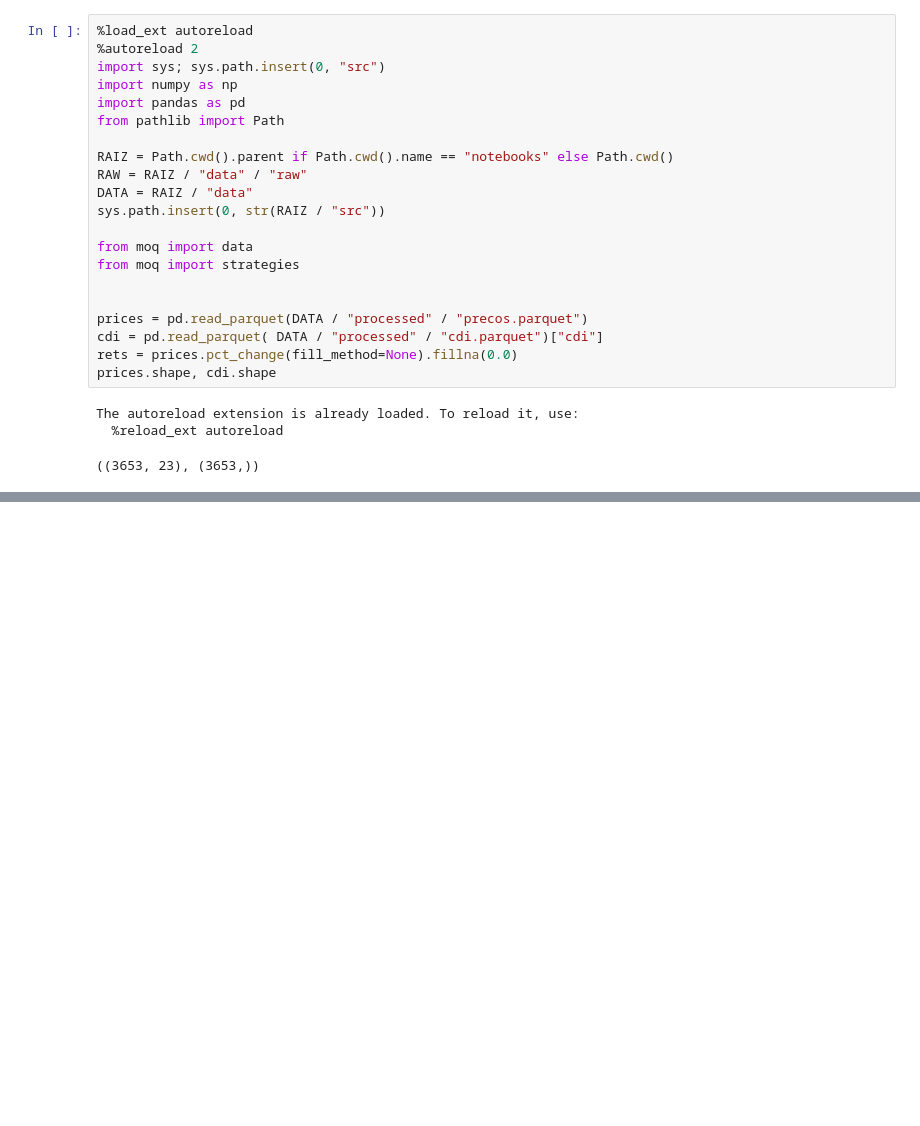
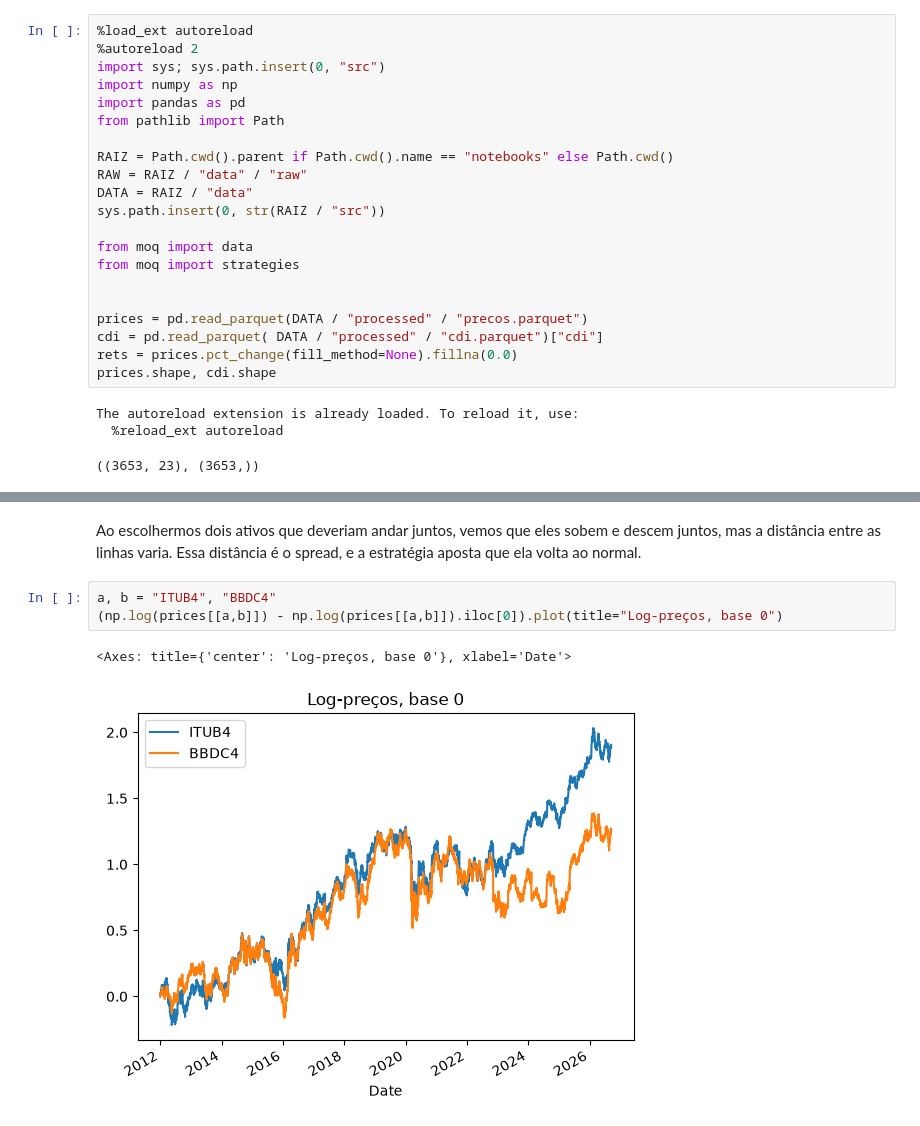
Before and after one commit to maludepaulasilva/mini-open-quant, a Jupyter notebook: notebooks/05_estrategias.ipynb, the cells around one changed output, grey strips where cells are left out. Cells and saved outputs as stored; diff of their text form; blank space fills up the shorter version.

```diff
--- a/notebooks/05_estrategias.ipynb
+++ b/notebooks/05_estrategias.ipynb
@@ -36,0 +143,8 @@ AttributeError: module 'moq.strategies' has no attribute 'lagged'
+# %% [markdown]
+Ao escolhermos dois ativos que deveriam andar juntos, vemos que eles sobem e descem juntos, mas a distância entre as linhas varia. Essa distância é o spread, e a estratégia aposta que ela volta ao normal.
+# %%
+a, b = "ITUB4", "BBDC4"
+(np.log(prices[[a,b]]) - np.log(prices[[a,b]]).iloc[0]).plot(title="Log-preços, base 0")
+# %% [output]
+<Axes: title={'center': 'Log-preços, base 0'}, xlabel='Date'>
+[figure, added]
```
Also changed, not shown: parts of 21 cells of this notebook, 2 other files.
